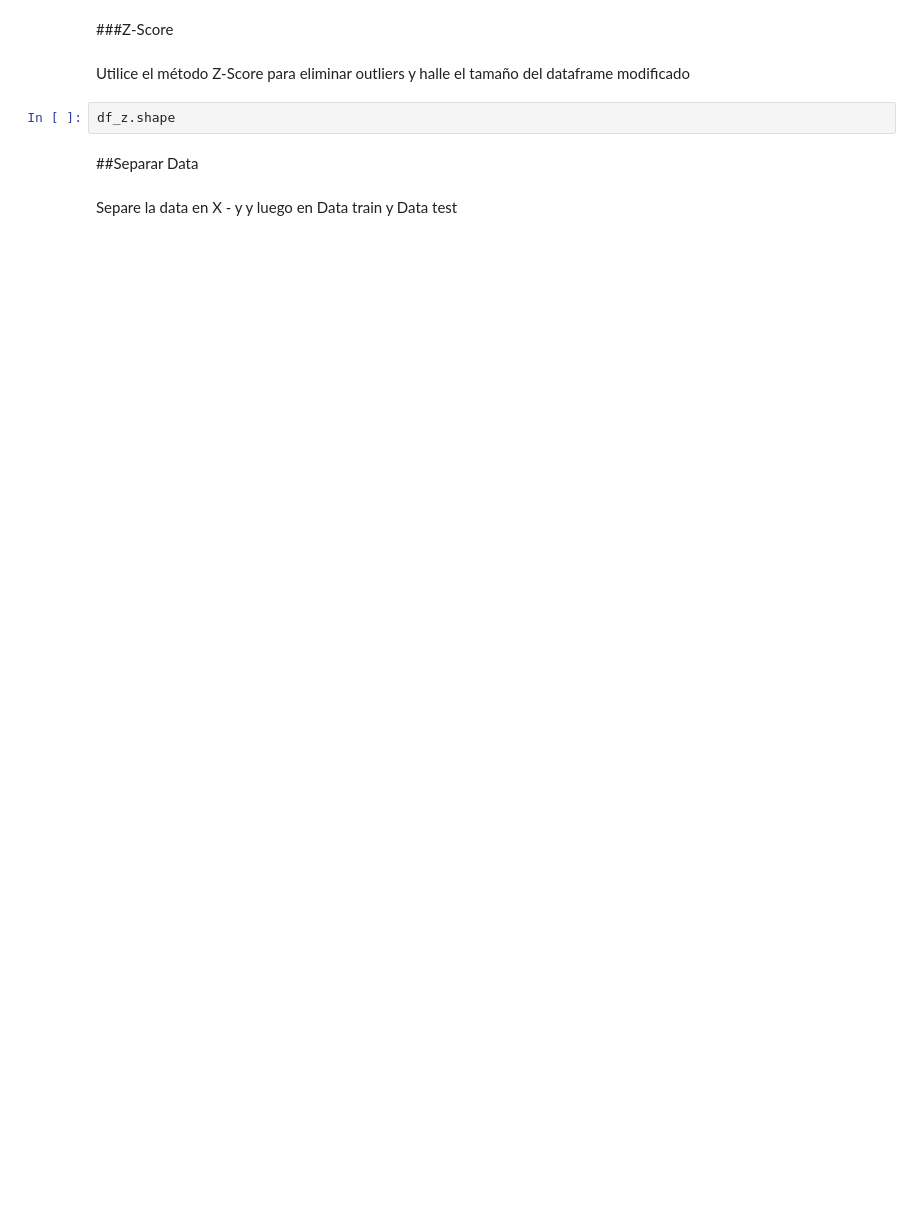
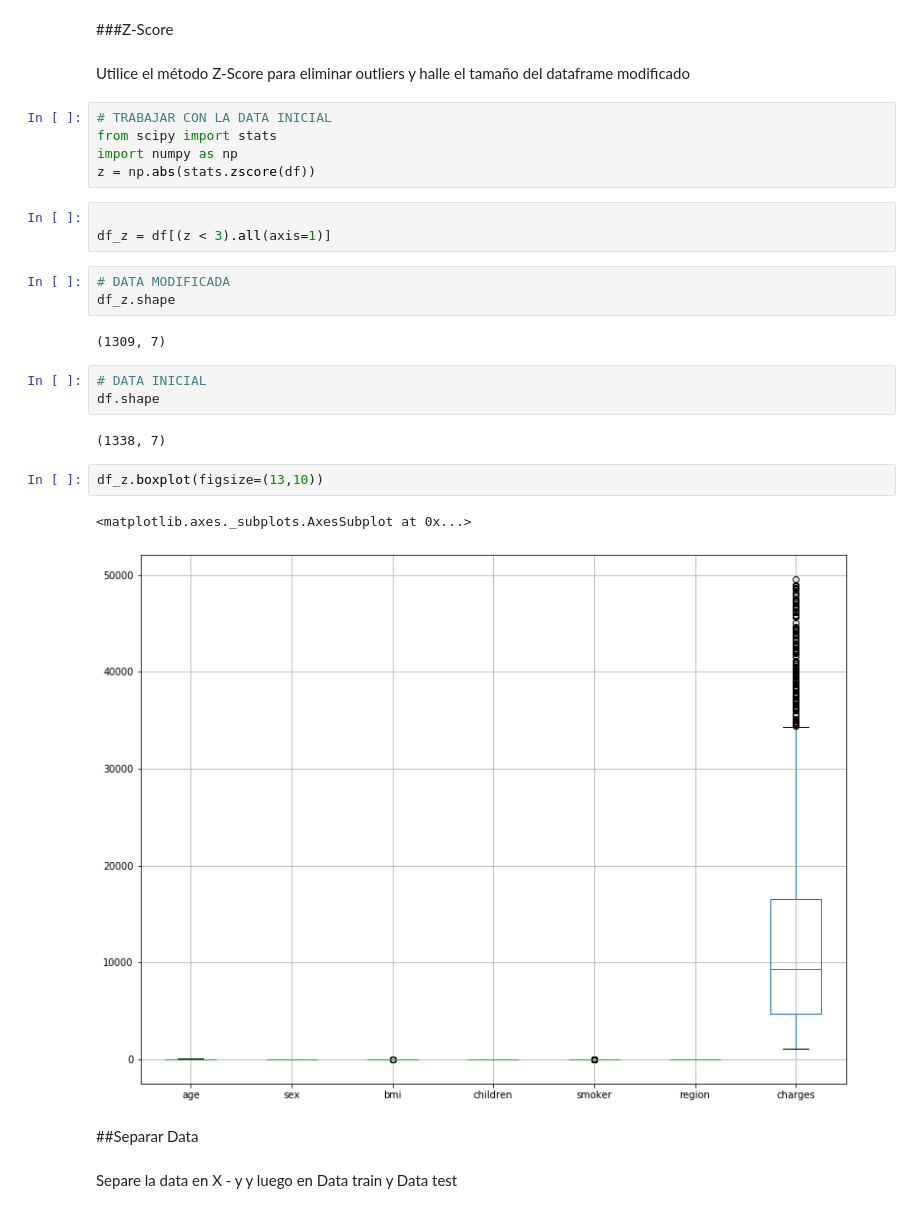
Before and after one commit to jons255-p/Python_Machi_Learning_Sta_Anita, a Jupyter notebook: clase_10_Clase regresion logistica/Tarea Regresion Lineal/Medical_Cost_Personal_Dataset.ipynb, the cells around one changed output. Drawn from its saved outputs; the diff is of its cells as text; blank space fills up the shorter version.

```diff
--- a/clase_10_Clase regresion logistica/Tarea Regresion Lineal/Medical_Cost_Personal_Dataset.ipynb
+++ b/clase_10_Clase regresion logistica/Tarea Regresion Lineal/Medical_Cost_Personal_Dataset.ipynb
@@ -38,8 +161,29 @@ df_modificado.shape
 ###Z-Score
 # %% [markdown]
 Utilice el método Z-Score para eliminar outliers y halle el tamaño del dataframe modificado
-# %%
-df_z.shape
+# %%
+# TRABAJAR CON LA DATA INICIAL
+from scipy import stats
+import numpy as np
+z = np.abs(stats.zscore(df))
+# %%
+
+df_z = df[(z < 3).all(axis=1)]
+# %%
+# DATA MODIFICADA
+df_z.shape
+# %% [output]
+(1309, 7)
+# %%
+# DATA INICIAL
+df.shape
+# %% [output]
+(1338, 7)
+# %%
+df_z.boxplot(figsize=(13,10))
+# %% [output]
+<matplotlib.axes._subplots.AxesSubplot at 0x...>
+[figure, added]
 # %% [markdown]
 ##Separar Data
 # %% [markdown]
```
Also changed, not shown: parts of 29 cells of this notebook.
